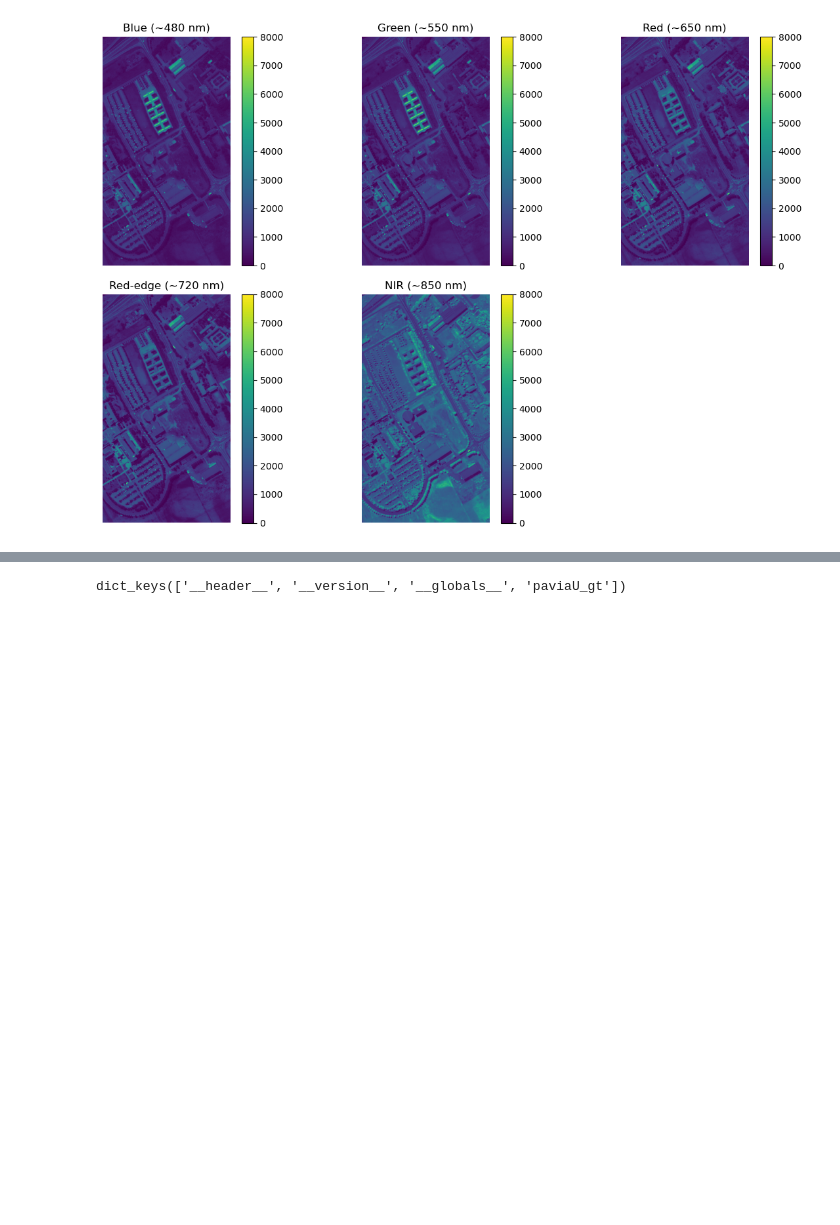
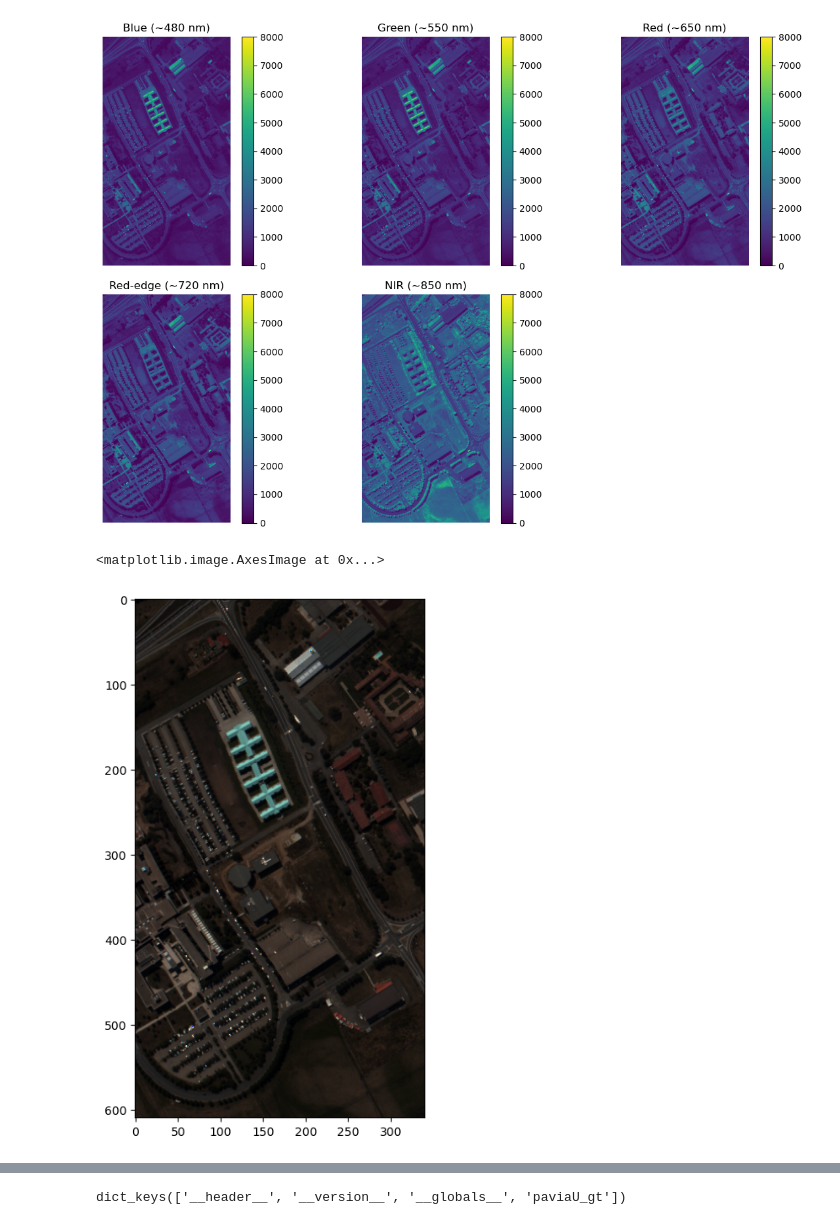
Before and after one commit to SagarLekhak/IMG_689_Graduate_Special_Topics, a Jupyter notebook: ml_2/hw_3.ipynb, the cells around one changed output, grey strips where cells are left out. Saved outputs shown, nothing was run; the diff lists cells and outputs as text; code cells hidden in the pictures; blank space fills up the shorter version.

```diff
--- a/ml_2/hw_3.ipynb
+++ b/ml_2/hw_3.ipynb
@@ -192,4 +192,15 @@ def display_rgb_image_with_contrast_stretching(image, title='RGB Image', pmin=2,
     plt.show()
+# %%
+    rgb_image = np.stack((red, green, blue), axis=2)
+
+    # Normalize to 0-1 range
+    rgb_image = (rgb_image - rgb_image.min()) / (rgb_image.max() - rgb_image.min())
+    #Display the RGB image
+    plt.figure(figsize=(8, 8))
+    plt.imshow(rgb_image)
+# %% [output]
+<matplotlib.image.AxesImage at 0x...>
+[figure, added]
 # %%
 # Display the RGB image with contrast stretching
 display_rgb_image_with_contrast_stretching(paviaU, title='RGB Image of PaviaU with Contrast Stretching')
```
Also changed, not shown: parts of 2 cells of this notebook.
